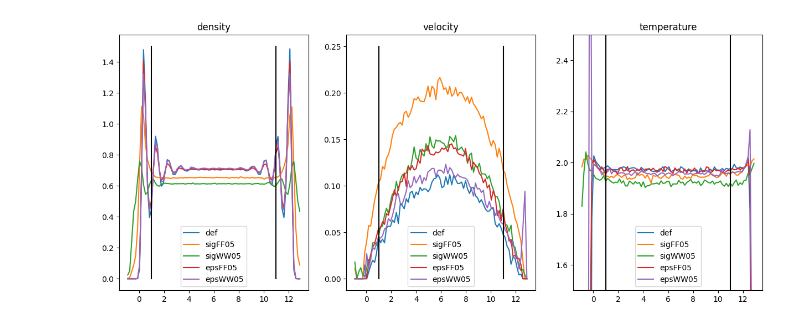
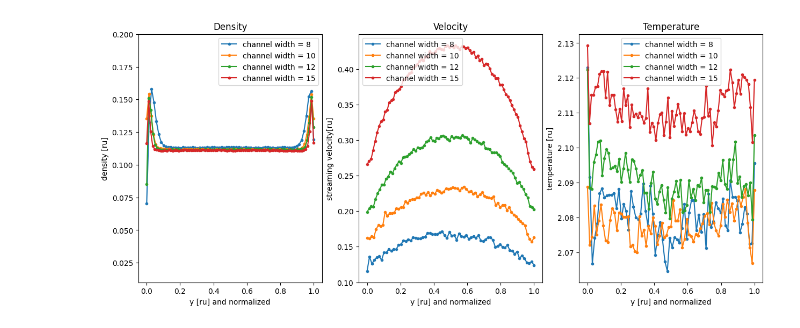
Before and after one commit to Cyandied/MathPhyscisSubjectModuleProject, a Jupyter notebook: MDSimulation/plot.ipynb, the cells around one changed output. Saved outputs shown, nothing was run; the diff lists cells and outputs as text; code cells hidden in the pictures.

```diff
--- a/MDSimulation/plot.ipynb
+++ b/MDSimulation/plot.ipynb
@@ -2,60 +2,72 @@
 import matplotlib.pyplot as plt
 import pandas as pd
 import numpy as np
+from scipy.optimize import curve_fit
 
 #Function to somewhat clean up the spiking action going on at the walls, only used for velocity
 def cleanSpikes(arr,diff,replace):
     newz = []
     for i,coord in enumerate(arr):
         if(i==0):
             newz.append(coord)
             continue
         if(np.abs(coord-newz[-1]) > diff or coord<0):
             newz.append(replace)
         else: newz.append(coord)
     return newz
 
 def getTable(file):
     table = pd.read_csv(file,delimiter=" ",header=None,names=["pos_z","density","velocity","temperature"])
-    table["pos_z"] = table["pos_z"]-2.9
-    mask = table["pos_z"] > -1
-    table["pos_z"] = table["pos_z"][mask]
-    table["density"] = table["density"][mask]
-    table["velocity"] = table["velocity"][mask]
-    table["temperature"] = table["temperature"][mask]
+    wall_mask = table["density"] > 0.07
+    table["pos_z"] = table["pos_z"][wall_mask]
+    table["density"] = table["density"][wall_mask]
+    table["velocity"] = table["velocity"][wall_mask]
+    table["temperature"] = table["temperature"][wall_mask]
+
+    table["pos_z"] =  table["pos_z"] - table["pos_z"].min()
     return table
 
-def plot(ax,file):
+def plot(ax,file,lbl):
     table = getTable(f'../Tests/{file}.dat')
-    ax[0].plot(table["pos_z"],table["density"],label=file)
-    ax[0].set_title("density")
+    ax[0].plot(table["pos_z"]/table["pos_z"].max(),table["density"],label=lbl,marker=".")
+    ax[0].set_title("Density")
+    # ax[0].set_ylim(0.4,0.52)
+    ax[0].set_ylim(0.01,0.2)
+    ax[0].set_xlabel("y [ru] and normalized")
+    ax[0].set_ylabel("density [ru]")
     ax[0].legend()
 
-    ax[1].plot(table["pos_z"],cleanSpikes(table["velocity"],0.05,0),label=file)
-    ax[1].set_title("velocity")
+    ax[1].plot(table["pos_z"]/table["pos_z"].max(),table["velocity"],label=lbl,marker=".")
+    ax[1].set_title("Velocity")
+    ax[1].set_xlabel("y [ru] and normalized")
+    ax[1].set_ylabel("streaming velocity[ru]")
     ax[1].legend()
 
-    ax[2].plot(table["pos_z"],table["temperature"],label=file)
-    ax[2].set_title("temperature")
-    ax[2].set_ylim(1.5,2.5)
+    ax[2].plot(table["pos_z"]/table["pos_z"].max(),table["temperature"],label=lbl,marker=".")
+    ax[2].set_title("Temperature")
+    ax[2].set_xlabel("y [ru] and normalized")
+    ax[2].set_ylabel("temperature [ru]")
     ax[2].legend()
-
-def setWalls(ax):
-    ax[0].plot([1,1],[0,1.5],c="k")
-    ax[0].plot([11,11],[0,1.5],c="k")
-    ax[1].plot([1,1],[0,0.25],c="k")
-    ax[1].plot([11,11],[0,0.25],c="k")
-    ax[2].plot([1,1],[0,2.5],c="k")
-    ax[2].plot([11,11],[0,2.5],c="k")
 
 fig,ax = plt.subplots(1,3,sharex=False,figsize=(15,6))
 
-plot(ax,"def")
-plot(ax,"sigFF05")
-plot(ax,"sigWW05")
-plot(ax,"epsFF05")
-plot(ax,"epsWW05")
+# plot(ax,"WG9","channel width = 5")
+# plot(ax,"WG8","channel width = 8")
+# plot(ax,"WG1","channel width = 10")
+# plot(ax,"WG2","channel width = 12")
+# plot(ax,"WG3","channel width = 15")
+# plot(ax,"WG4","Pressure=0.03")
+# plot(ax,"WG5","Pressure=0.05")
+# plot(ax,"WG6","Pressure=0.08")
+# plot(ax,"WG7","Pressure=0.1")
 
-setWalls(ax)
+plot(ax,"WAu8","channel width = 8")
+plot(ax,"WAu1","channel width = 10")
+plot(ax,"WAu2","channel width = 12")
+plot(ax,"WAu3","channel width = 15")
+# plot(ax,"WAu4","Pressure=0.03")
+# plot(ax,"WAu5","Pressure=0.05")
+# plot(ax,"WAu6","Pressure=0.08")
+# plot(ax,"WAu7","Pressure=0.1")
 # %% [output]
-[figure, old version]
+[figure, new version]
```
Also changed, not shown: parts of 1 cell of this notebook, 18 other files.
